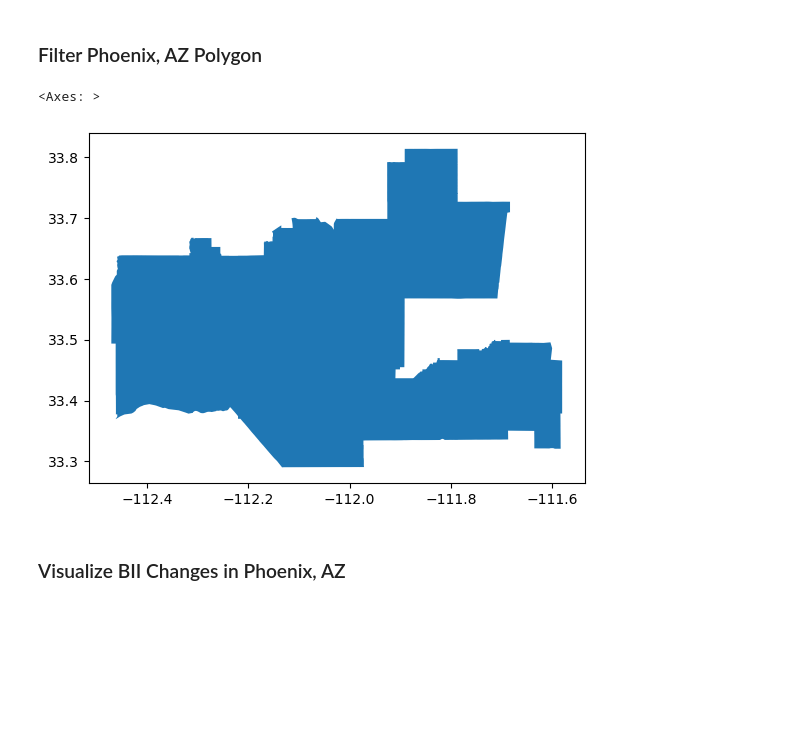
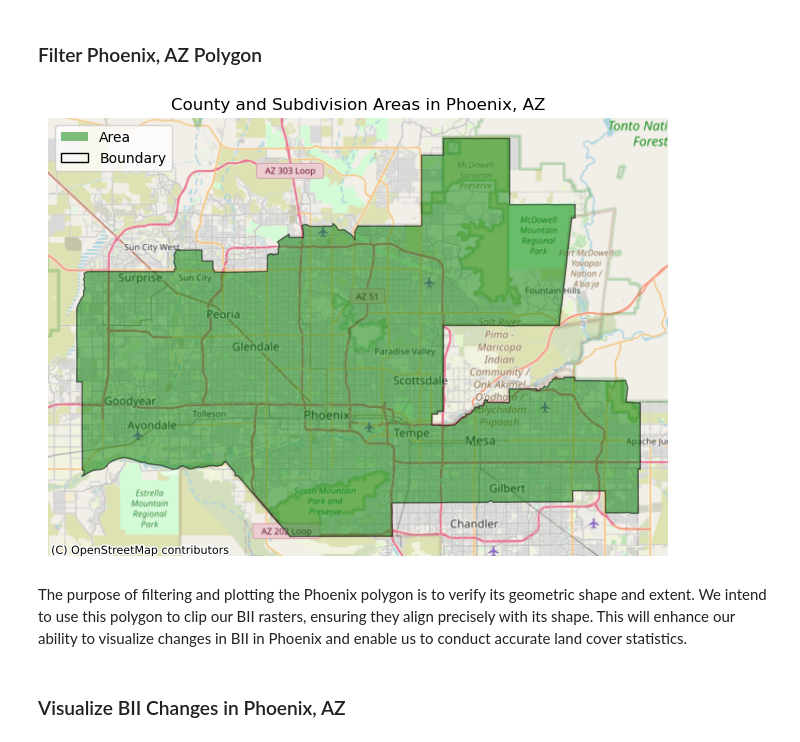
Before and after one commit to matteo-torres/BII-Project, a Jupyter notebook: bii-phoenix.ipynb, the cells around one changed output. Cells and saved outputs as stored; diff of their text form; code cells hidden in the pictures; blank space fills up the shorter version.

```diff
--- a/bii-phoenix.ipynb
+++ b/bii-phoenix.ipynb
@@ -42,18 +43,49 @@ from matplotlib.colors import ListedColormap
 # %%
 # Create a reproducible file path
 fp = os.path.join("data", "tl_2020_04_cousub", "tl_2020_04_cousub.shp")
 
 # Import and read Arizona shapefile
 arizona = gpd.read_file(fp)
 
 # Filter Phoenix polygon
 phoenix = arizona[arizona["NAME"] == "Phoenix"]
 
 # Plot Phoenix polygon
-phoenix.plot()
+fig, ax = plt.subplots(figsize = (8, 8))
+
+phoenix.plot(ax = ax,
+             color = "green",
+             edgecolor = "black",
+             alpha = 0.5)
+
+# Add a basemap
+cx.add_basemap(ax,
+               crs = phoenix.crs,
+               source = cx.providers.OpenStreetMap.Mapnik)
+
+# Add a legend
+legend_patch = [Patch(facecolor = "green",
+                      edgecolor = "none",
+                      alpha = 0.5,
+                      label = "Area"),
+                Patch(facecolor = "none",
+                      edgecolor = "black",
+                      label = "Boundary")]
+
+ax.legend(handles = legend_patch,
+          loc = "upper left")
+
+# Add a title
+ax.set_title("County and Subdivision Areas in Phoenix, AZ")
+
+# Remove axes
+ax.axis("off")
+
+plt.show()
 # %% [output]
-<Axes: >
-[figure, old version]
+[figure, new version]
+# %% [markdown]
+The purpose of filtering and plotting the Phoenix polygon is to verify its geometric shape and extent. We intend to use this polygon to clip our BII rasters, ensuring they align precisely with its shape. This will enhance our ability to visualize changes in BII in Phoenix and enable us to conduct accurate land cover statistics.
 # %% [markdown]
 ### Visualize BII Changes in Phoenix, AZ
 # %%
```
Also changed, not shown: parts of 15 cells of this notebook.
